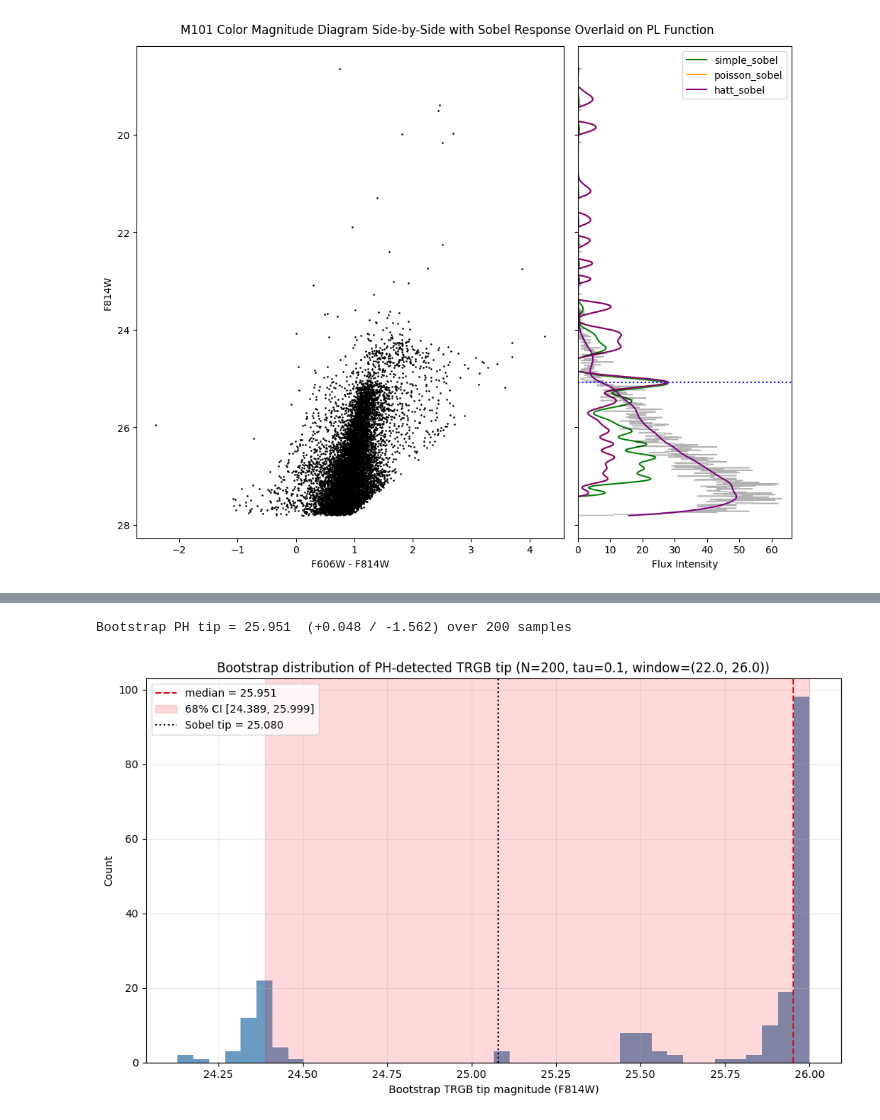
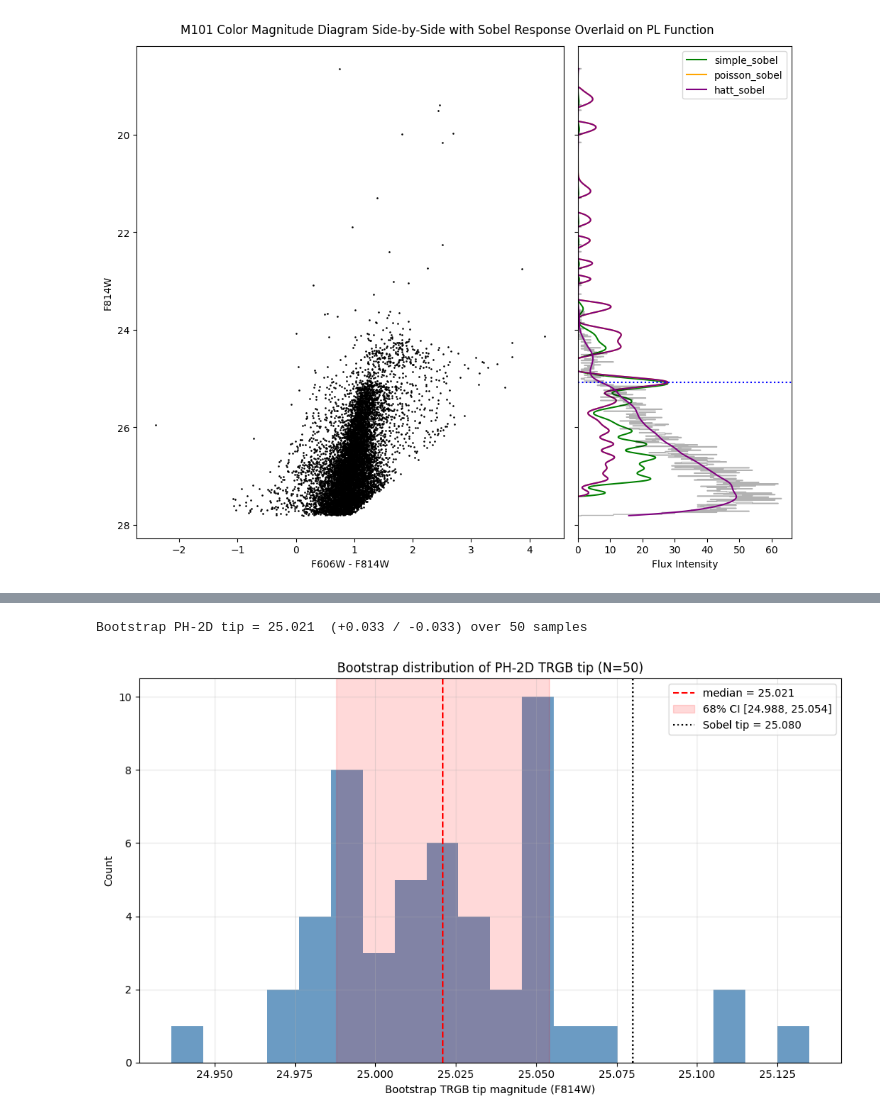
Before and after one commit to gurnoorssandhu/TRGB-Data-Analysis, a Jupyter notebook: analysis.ipynb, the cells around one changed output, grey strips where cells are left out. Cells and saved outputs as stored; diff of their text form; code cells hidden in the pictures.

```diff
--- a/analysis.ipynb
+++ b/analysis.ipynb
@@ -304,40 +367,41 @@ Top 5 H0 persistences: [np.float64(10.9129), np.float64(10.242), np.float64(7.25
 # %%
 rng = np.random.default_rng(42)
-N_BOOT = 200
-TAU = 0.10
+N_BOOT = 50  # 2D PH is slower than 1D; 50 is enough for a CI estimate
 
 mag_arr = data['inst_vega_mag2'].values
-err_arr = data['mag2_err'].values
+mag1_arr = data['inst_vega_mag1'].values
+err1 = data['mag1_err'].values
+err2 = data['mag2_err'].values
 n = len(mag_arr)
 
 boot_tips = []
 for b in range(N_BOOT):
     idx = rng.integers(0, n, size=n)
-    sample = mag_arr[idx] + rng.normal(0, err_arr[idx])
-    Yb, Xb = gloess(sample, TAU)
-    tip_b, _, _, _ = ph_tip(Xb, Yb, mag_window=RGB_WINDOW)
+    m_samp = mag_arr[idx] + rng.normal(0, err2[idx])
+    c_samp = (mag1_arr[idx] + rng.normal(0, err1[idx])) - m_samp
+    tip_b, *_ = ph_tip_2d(c_samp, m_samp)
     boot_tips.append(tip_b)
 
 boot_tips = np.array(boot_tips)
 boot_tips = boot_tips[np.isfinite(boot_tips)]
 
 med = np.median(boot_tips)
 lo, hi = np.percentile(boot_tips, [16, 84])
-print(f"Bootstrap PH tip = {med:.3f}  (+{hi-med:.3f} / -{med-lo:.3f}) over {len(boot_tips)} samples")
+print(f"Bootstrap PH-2D tip = {med:.3f}  (+{hi-med:.3f} / -{med-lo:.3f}) over {len(boot_tips)} samples")
 
 fig, ax = plt.subplots(figsize=(10, 6))
-ax.hist(boot_tips, bins=40, color='steelblue', alpha=0.8)
+ax.hist(boot_tips, bins=20, color='steelblue', alpha=0.8)
 ax.axvline(med, color='red', linestyle='--', label=f'median = {med:.3f}')
 ax.axvspan(lo, hi, color='red', alpha=0.15, label=f'68% CI [{lo:.3f}, {hi:.3f}]')
 ax.axvline(sobel_mag, color='black', linestyle=':', label=f'Sobel tip = {sobel_mag:.3f}')
 ax.set_xlabel('Bootstrap TRGB tip magnitude (F814W)')
 ax.set_ylabel('Count')
-ax.set_title(f'Bootstrap distribution of PH-detected TRGB tip (N={len(boot_tips)}, tau={TAU}, window={RGB_WINDOW})')
+ax.set_title(f'Bootstrap distribution of PH-2D TRGB tip (N={len(boot_tips)})')
 ax.legend()
 ax.grid(True, alpha=0.3)
 fig.tight_layout()
 fig.savefig('TRGB Persistent Homology Bootstrap')
 # %% [output]
-Bootstrap PH tip = 25.951  (+0.048 / -1.562) over 200 samples
+Bootstrap PH-2D tip = 25.021  (+0.033 / -0.033) over 50 samples
-[figure, old version]
+[figure, new version]
 # %%
```
Also changed, not shown: parts of 4 cells of this notebook, 3 other files.
